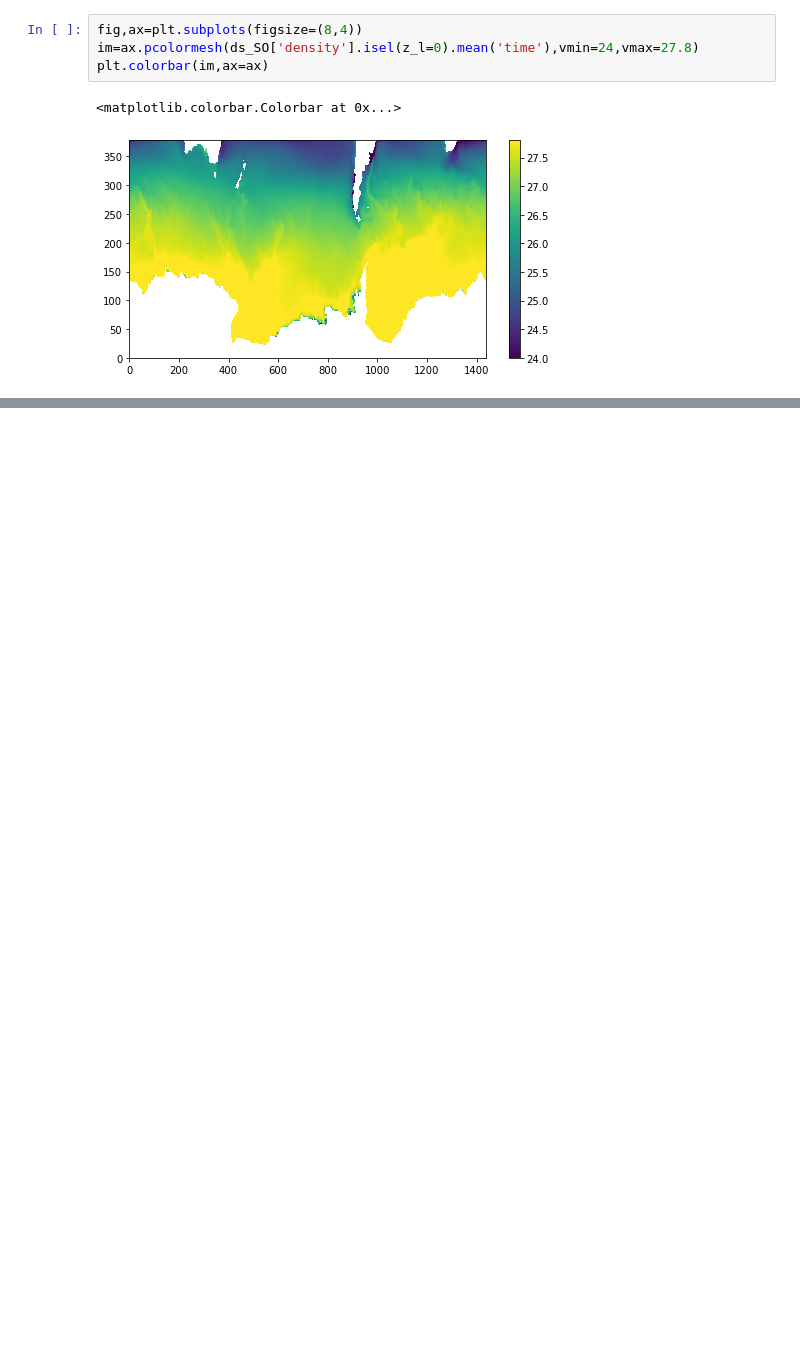
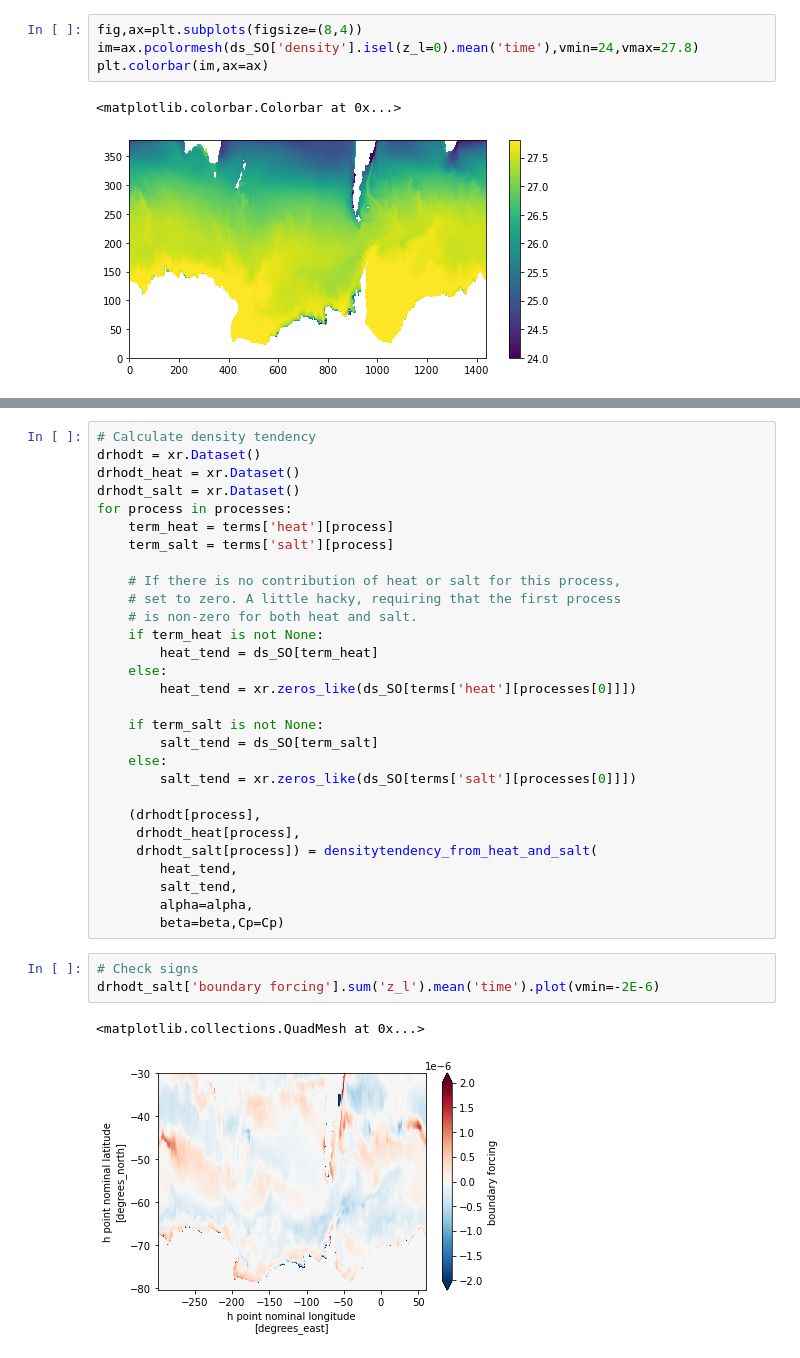
Before and after one commit to gmacgilchrist/so_decadal_variability, a Jupyter notebook: so_decadal-variability_OM4-JRA.ipynb, the cells around one changed output, grey strips where cells are left out. Saved outputs shown, nothing was run; the diff lists cells and outputs as text; blank space fills up the shorter version.

```diff
--- a/so_decadal-variability_OM4-JRA.ipynb
+++ b/so_decadal-variability_OM4-JRA.ipynb
@@ -173,0 +147,35 @@ Data variables:
+# %%
+# Calculate density tendency
+drhodt = xr.Dataset()
+drhodt_heat = xr.Dataset()
+drhodt_salt = xr.Dataset()
+for process in processes:
+    term_heat = terms['heat'][process]
+    term_salt = terms['salt'][process]
+
+    # If there is no contribution of heat or salt for this process,
+    # set to zero. A little hacky, requiring that the first process
+    # is non-zero for both heat and salt.
+    if term_heat is not None:
+        heat_tend = ds_SO[term_heat]
+    else:
+        heat_tend = xr.zeros_like(ds_SO[terms['heat'][processes[0]]])
+
+    if term_salt is not None:
+        salt_tend = ds_SO[term_salt]
+    else:
+        salt_tend = xr.zeros_like(ds_SO[terms['salt'][processes[0]]])
+
+    (drhodt[process],
+     drhodt_heat[process],
+     drhodt_salt[process]) = densitytendency_from_heat_and_salt(
+        heat_tend,
+        salt_tend,
+        alpha=alpha,
+        beta=beta,Cp=Cp)
+# %%
+# Check signs
+drhodt_salt['boundary forcing'].sum('z_l').mean('time').plot(vmin=-2E-6)
+# %% [output]
+<matplotlib.collections.QuadMesh at 0x...>
+[figure, added]
```
Also changed, not shown: parts of 30 cells of this notebook.
